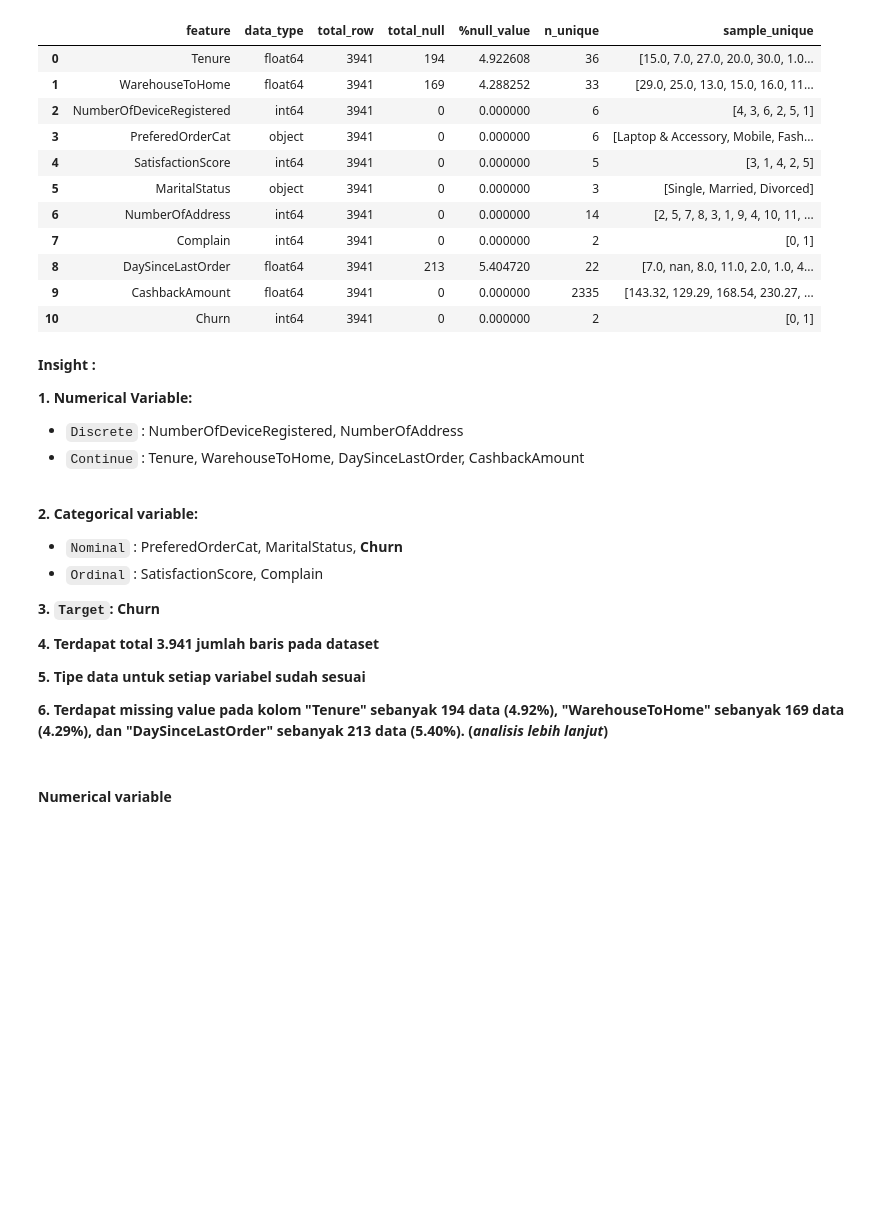
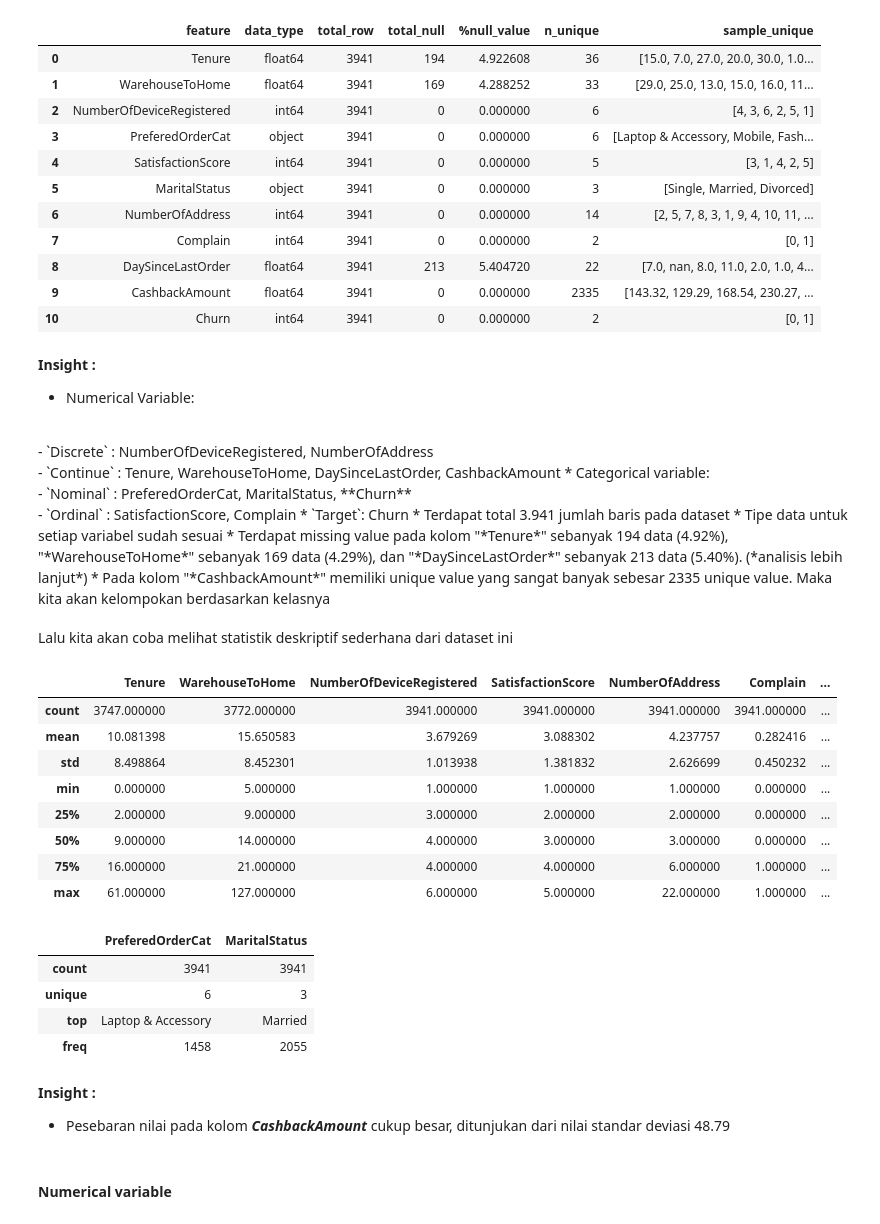
Before and after one commit to fathurizkym/ecommerce_churn_analysis, a Jupyter notebook: notebooks/E-Commerce_Customer_Churn.ipynb, the cells around one changed output. Saved outputs shown, nothing was run; the diff lists cells and outputs as text; code cells hidden in the pictures; blank space fills up the shorter version.

```diff
--- a/notebooks/E-Commerce_Customer_Churn.ipynb
+++ b/notebooks/E-Commerce_Customer_Churn.ipynb
@@ -210,22 +216,50 @@ pd.DataFrame(
 __Insight :__
 <br>
 
-**1. Numerical Variable:**
-- `Discrete` : NumberOfDeviceRegistered, NumberOfAddress
-- `Continue` : Tenure, WarehouseToHome, DaySinceLastOrder, CashbackAmount
+* Numerical Variable:
 <br>
-
-**2. Categorical variable:**
-- `Nominal` : PreferedOrderCat, MaritalStatus, **Churn**
-- `Ordinal` : SatisfactionScore, Complain
-
-**3. `Target`: Churn**
-
-**4. Terdapat total 3.941 jumlah baris pada dataset**
-
-**5. Tipe data untuk setiap variabel sudah sesuai**
-
-**6. Terdapat missing value pada kolom "Tenure" sebanyak 194 data (4.92%), "WarehouseToHome" sebanyak 169 data (4.29%), dan "DaySinceLastOrder" sebanyak 213 data (5.40%). (*analisis lebih lanjut*)**
+    - `Discrete` : NumberOfDeviceRegistered, NumberOfAddress
+<br>
+    - `Continue` : Tenure, WarehouseToHome, DaySinceLastOrder, CashbackAmount
+* Categorical variable:
+<br>
+    - `Nominal` : PreferedOrderCat, MaritalStatus, **Churn**
+<br>
+    - `Ordinal` : SatisfactionScore, Complain
+* `Target`: Churn
+* Terdapat total 3.941 jumlah baris pada dataset
+* Tipe data untuk setiap variabel sudah sesuai
+* Terdapat missing value pada kolom "*Tenure*" sebanyak 194 data (4.92%), "*WarehouseToHome*" sebanyak 169 data (4.29%), dan "*DaySinceLastOrder*" sebanyak 213 data (5.40%). (*analisis lebih lanjut*)
+* Pada kolom "*CashbackAmount*" memiliki unique value yang sangat banyak sebesar 2335 unique value. Maka kita akan kelompokan berdasarkan kelasnya
+# %% [markdown]
+Lalu kita akan coba melihat statistik deskriptif sederhana dari dataset ini
+# %%
+# Deskriptif statistik
+
+display(
+    # numerical variable
+    df.describe(),
+    # categorical variable
+    df.describe(include='object')
+)
+# %% [output]
+|  | Tenure | WarehouseToHome | NumberOfDeviceRegistered | SatisfactionScore | NumberOfAddress | Complain | ... |
+| count | 3747.000000 | 3772.000000 | 3941.000000 | 3941.000000 | 3941.000000 | 3941.000000 | ... |
+| mean | 10.081398 | 15.650583 | 3.679269 | 3.088302 | 4.237757 | 0.282416 | ... |
+| std | 8.498864 | 8.452301 | 1.013938 | 1.381832 | 2.626699 | 0.450232 | ... |
+| min | 0.000000 | 5.000000 | 1.000000 | 1.000000 | 1.000000 | 0.000000 | ... |
+| 25% | 2.000000 | 9.000000 | 3.000000 | 2.000000 | 2.000000 | 0.000000 | ... |
+| 50% | 9.000000 | 14.000000 | 4.000000 | 3.000000 | 3.000000 | 0.000000 | ... |
+| 75% | 16.000000 | 21.000000 | 4.000000 | 4.000000 | 6.000000 | 1.000000 | ... |
+| max | 61.000000 | 127.000000 | 6.000000 | 5.000000 | 22.000000 | 1.000000 | ... |
+|  | PreferedOrderCat | MaritalStatus |
+| count | 3941 | 3941 |
+| unique | 6 | 3 |
+| top | Laptop & Accessory | Married |
+| freq | 1458 | 2055 |
+# %% [markdown]
+__Insight :__
+* Pesebaran nilai pada kolom ***CashbackAmount*** cukup besar, ditunjukan dari nilai standar deviasi 48.79
 # %% [markdown]
 #### **Numerical variable**
 # %% [markdown]
```
Also changed, not shown: parts of 45 cells of this notebook, 1 other file.
